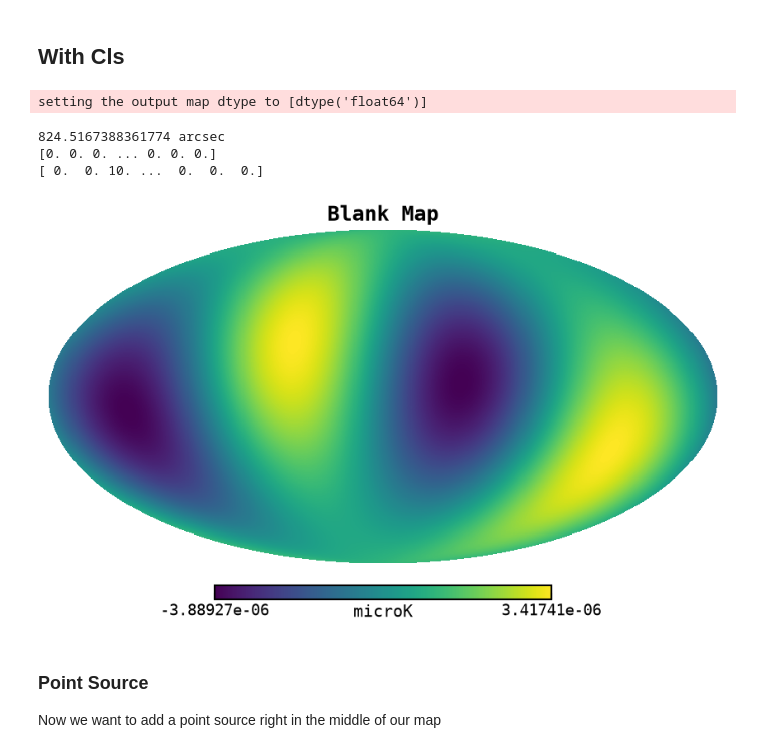
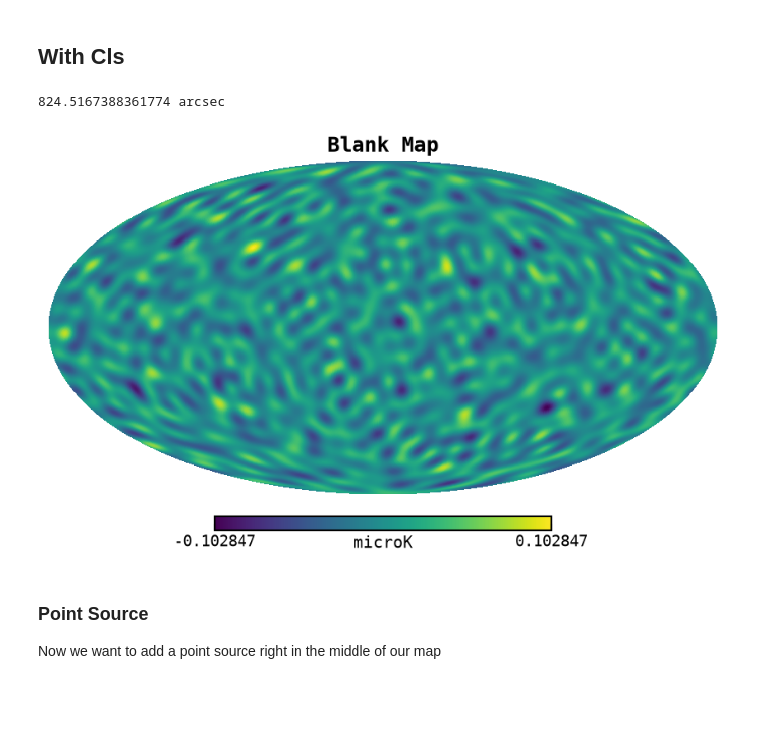
Before and after one commit to henry-e-n/SO_PointingReqs, a Jupyter notebook: sim_sky_maps/blank_map.ipynb, the cells around one changed output. Drawn from its saved outputs; the diff is of its cells as text; code cells hidden in the pictures; blank space fills up the shorter version.

```diff
--- a/sim_sky_maps/blank_map.ipynb
+++ b/sim_sky_maps/blank_map.ipynb
@@ -60,33 +61,29 @@ hp.gnomview(empty_map, rot=[lon.value, lat.value], xsize=200, nest=True)
 # %%
 nside = 2**8
 
 output_file = os.path.join(out_dir, "blank_map.fits")
 
 # We will create a blank map
 print((hp.pixelfunc.nside2resol(nside, arcmin=True)*u.arcmin).to(u.arcsec))
 # create a Cl array with zeros
-cl = np.zeros(hp.sphtfunc.Alm.getsize(nside))
+cl = np.zeros((4, hp.sphtfunc.Alm.getsize(nside)))
 
-print(cl)
 
 # The current Cls are 0 - but you can adjust
-cl[2] = 10
-
-print(cl)
+cl[:, 15] = 10
+cl[:, 25] = 5
+cl[:, 35] = 5
 
 # Create a blank map using the Cl array
 map_ring = hp.synfast(cl, nside=nside, fwhm=lat_fwhm.to_value(u.radian))
-output_map = 1e-6 * hp.reorder(map_ring, inp='RING', out='NEST')  # Convert to NESTED ordering and scale to microK
+output_map = 3e-3 * hp.reorder(map_ring, inp='RING', out='NEST')  # Convert to NESTED ordering and scale to microK
 # Save the blank map to a FITS file
-hp.write_map(output_file, output_map, nest=True, overwrite=True)
+# hp.write_map(output_file, output_map, nest=True, overwrite=True)
 
-hp.mollview(output_map, title="Blank Map", unit="microK", nest=True)
+hp.mollview(output_map[0], title="Blank Map", unit="microK", nest=True)
 # %% [output]
-setting the output map dtype to [dtype('float64')]
+824.5167388361774 arcsec
-824.5167388361774 arcsec
-[0. 0. 0. ... 0. 0. 0.]
-[ 0.  0. 10. ...  0.  0.  0.]
-[figure, old version]
+[figure, new version]
 # %% [markdown]
 ### Point Source
 
```
Also changed, not shown: parts of 5 cells of this notebook, 16 other files.
